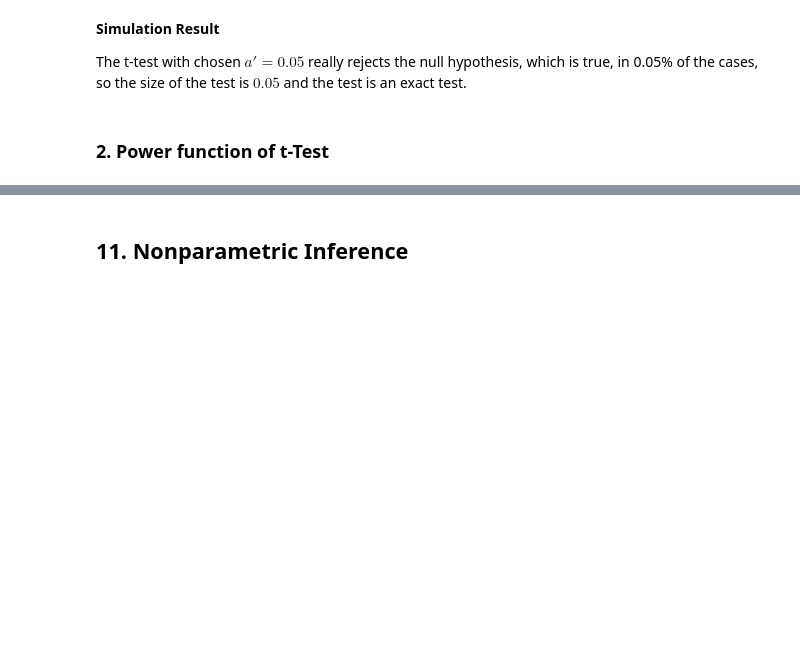
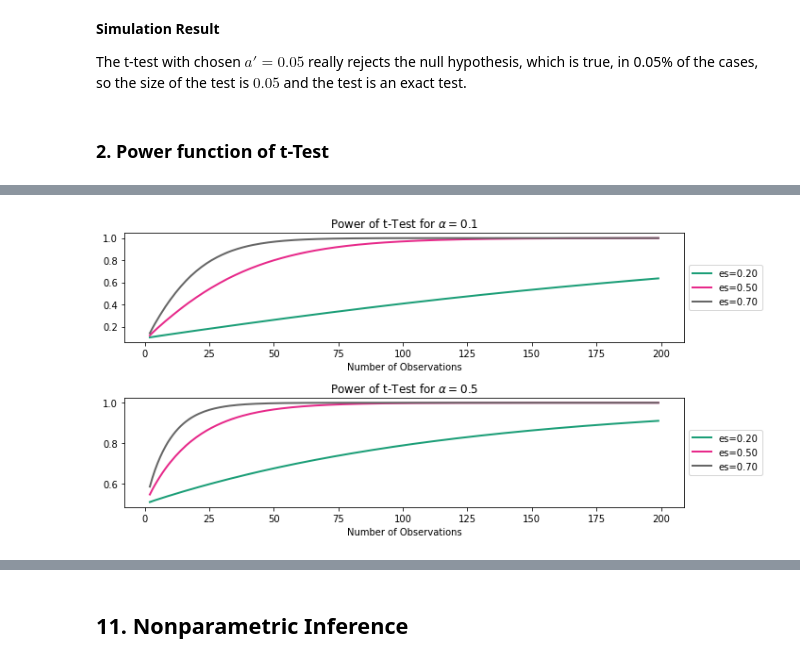
Before and after one commit to DorotheaMueller/statistics_assignments, a Jupyter notebook: ex_2.ipynb, the cells around one changed output, grey strips where cells are left out. Cells and saved outputs as stored; diff of their text form; code cells hidden in the pictures; blank space fills up the shorter version.

```diff
--- a/ex_2.ipynb
+++ b/ex_2.ipynb
@@ -740,0 +751,19 @@ The t-test with chosen $a'=0.05$ really rejects the null hypothesis, which is tr
+# %%
+alphas = [0.1, 0.5]
+effect_sizes = np.array([0.2, 0.5, 0.7])
+sample_sizes = np.arange(2, 200)
+# %%
+fig = plt.figure(figsize=(10, 5))
+for i, alpha in enumerate(alphas):
+    ax = fig.add_subplot(2,1,i+1)
+    fig = TTestIndPower().plot_power(dep_var='nobs',
+                                     nobs= sample_sizes,
+                                     effect_size= effect_sizes,
+                                     alpha=alpha,
+                                     ax=ax, title="Power of t-Test for " + r'$\alpha = $' + f"{alpha}")
+
+    plt.legend(loc='center left', bbox_to_anchor=(1, 0.5))
+plt.tight_layout()
+# plt.suptitle("Power for t-test for different alpha levels and sample sizes")
+# %% [output]
+[figure, added]
```
Also changed, not shown: parts of 7 cells of this notebook.
